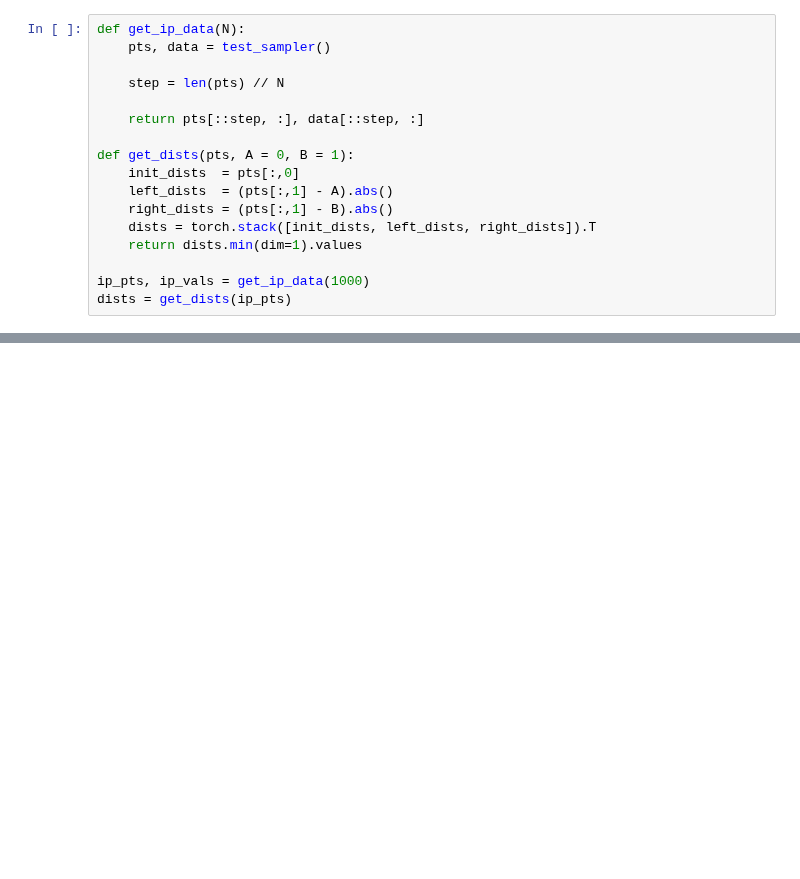
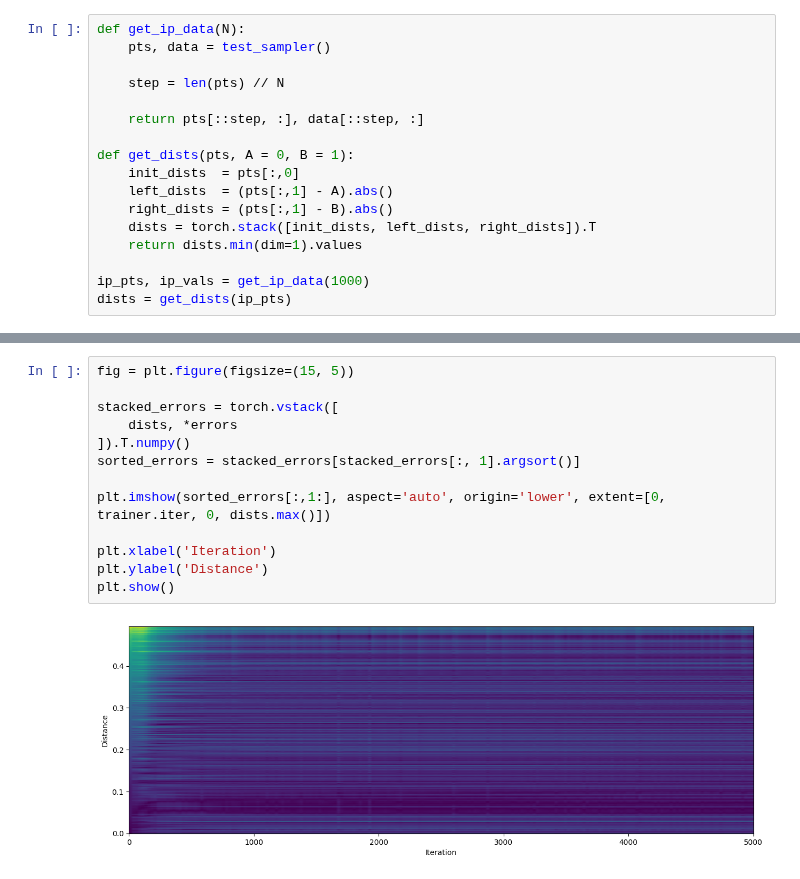
Before and after one commit to DaniilLaptev/pinns, a Jupyter notebook: experiments/information propagation/wave.ipynb, the cells around one changed output, grey strips where cells are left out. Cells and saved outputs as stored; diff of their text form; blank space fills up the shorter version.

```diff
--- a/experiments/information propagation/wave.ipynb
+++ b/experiments/information propagation/wave.ipynb
@@ -207,0 +208,15 @@ plt.show()
+# %%
+fig = plt.figure(figsize=(15, 5))
+
+stacked_errors = torch.vstack([
+    dists, *errors
+]).T.numpy()
+sorted_errors = stacked_errors[stacked_errors[:, 1].argsort()]
+
+plt.imshow(sorted_errors[:,1:], aspect='auto', origin='lower', extent=[0, trainer.iter, 0, dists.max()])
+
+plt.xlabel('Iteration')
+plt.ylabel('Distance')
+plt.show()
+# %% [output]
+[figure, added]
```
Also changed, not shown: parts of 3 cells of this notebook, 3 other files.
